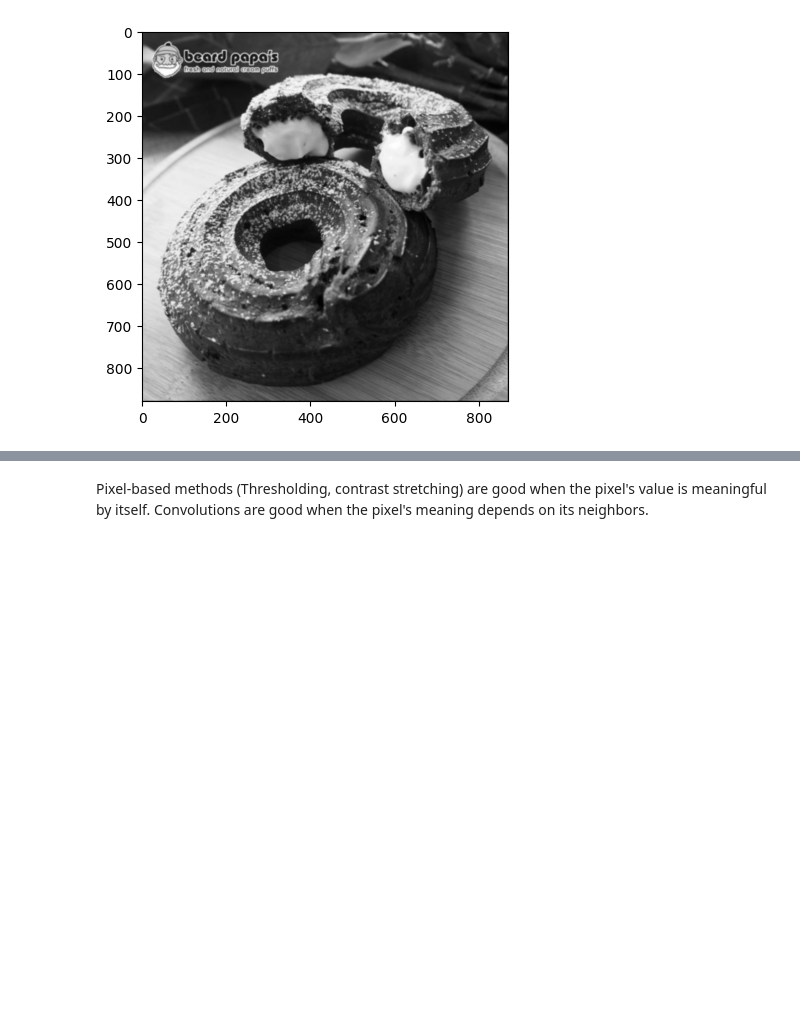
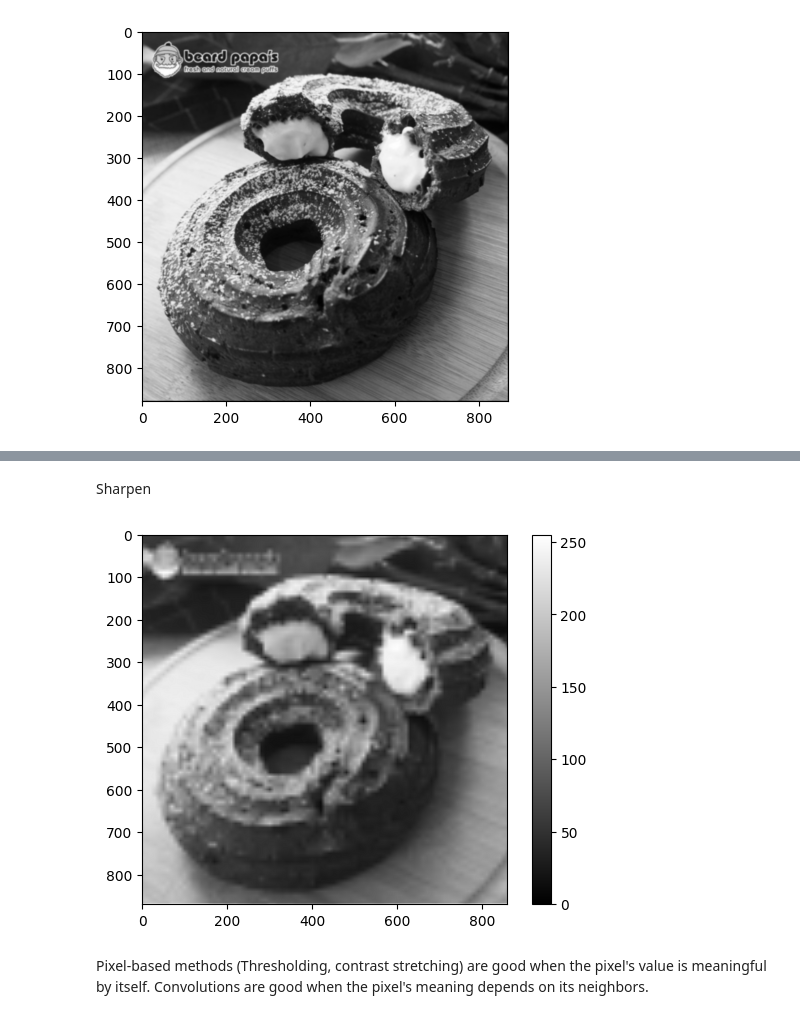
Before and after one commit to UsagiUG/PCD_Assignment02, a Jupyter notebook: Tugas_PACD_Convolution.ipynb, the cells around one changed output, grey strips where cells are left out. Drawn from its saved outputs; the diff is of its cells as text; code cells hidden in the pictures; blank space fills up the shorter version.

```diff
--- a/Tugas_PACD_Convolution.ipynb
+++ b/Tugas_PACD_Convolution.ipynb
@@ -136,2 +186,14 @@ IndexError: too many indices for array: array is 2-dimensional, but 3 were index
+# %% [markdown]
+Sharpen
+# %%
+sharpen = np.array([[ 0, -1,  0],
+                         [-1,  5, -1],
+                         [ 0, -1,  0]], dtype=np.float32)
+sharp_img = convolution(bl_upsampled, sharpen)
+plt.imshow(sharp_img, cmap="gray")
+plt.colorbar()
+plt.show()
+# %% [output]
+[figure, added]
 # %% [markdown]
 Pixel-based methods (Thresholding, contrast stretching) are good when the pixel's value is meaningful by itself. Convolutions are good when the pixel's meaning depends on its neighbors.
```
Also changed, not shown: parts of 2 cells of this notebook.
